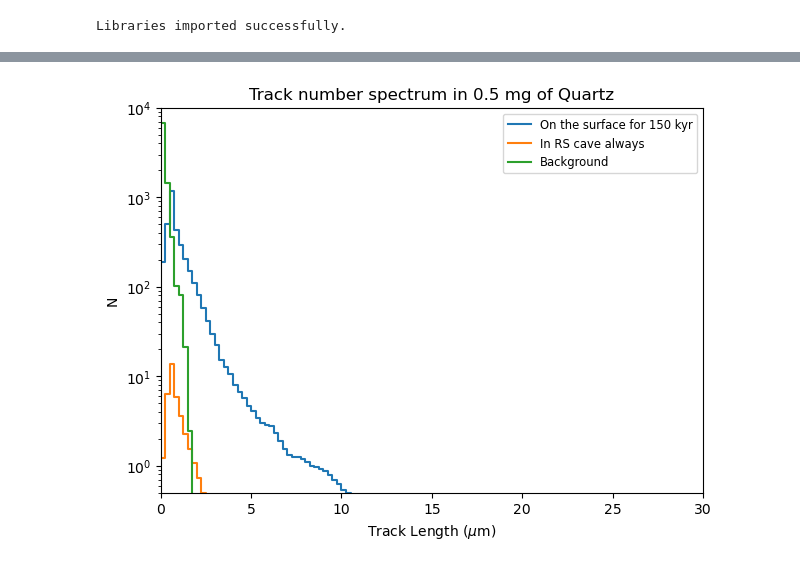
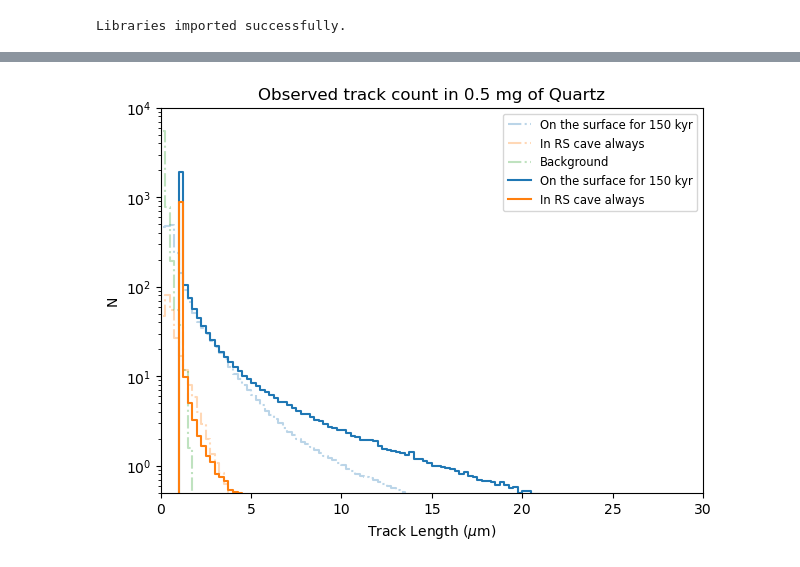
Before and after one commit to cgalelli/PrimusCode, a Jupyter notebook: RSC_analysis.ipynb, the cells around one changed output, grey strips where cells are left out. Cells and saved outputs as stored; diff of their text form; code cells hidden in the pictures.

```diff
--- a/RSC_analysis.ipynb
+++ b/RSC_analysis.ipynb
@@ -152,0 +52,2 @@ radiogenic_n_tracks = cdf_interp(x_bins[1:]) - cdf_interp(x_bins[:-1])
+# %%
+total_neutron_tracks = mineral_up.integrate_background_neutron_spectrum(x_bins, energies, sample_mass_kg)
@@ -152,0 +62,2 @@ radiogenic_n_tracks = cdf_interp(x_bins[1:]) - cdf_interp(x_bins[:-1])
+# %%
+tracks_up = mineral_up.integrate_all_particles(x_bins, energies, sample_mass_kg, steps=20)
@@ -152,0 +69,2 @@ radiogenic_n_tracks = cdf_interp(x_bins[1:]) - cdf_interp(x_bins[:-1])
+# %%
+tracks_down = mineral_down.integrate_all_particles(x_bins, energies, sample_mass_kg, steps=20)
@@ -185,19 +97,26 @@ radiogenic = (radiogenic_n_tracks+tracks_fission)*1e-3*3e2
+# %%
+sliced_up = slice_spectrum(x_bins, tracks_up['total'], pit_width=1000., correction=True)
+sliced_down = slice_spectrum(x_bins, tracks_down['total'], pit_width=1000., correction=True)
+sliced_bkg = slice_spectrum(x_bins, total_fission_tracks + total_neutron_tracks, pit_width=1000., correction=True)
 # %%
 fig, ax = plt.subplots(figsize=[7, 5])
 
-ax.step(x_mids/1000., up, label='On the surface for 150 kyr', where='mid')
-ax.step(x_mids/1000., down, label='In RS cave always', where='mid')
-ax.step(x_mids/1000., radiogenic, label='Background', where='mid')
+ax.step(x_mids/1000., tracks_up['total'], label='On the surface for 150 kyr', color='C0', linestyle='-.', where='mid', alpha=0.3)
+ax.step(x_mids/1000., tracks_down['total'], label='In RS cave always', color='C1', linestyle='-.', where='mid', alpha=0.3)
+ax.step(x_mids/1000., total_fission_tracks + total_neutron_tracks, label='Background', color='C2', linestyle='-.', where='mid', alpha=0.3)
+
+ax.step(x_mids/1000., sliced_up + sliced_bkg, color = 'C0', label='On the surface for 150 kyr', where='mid')
+ax.step(x_mids/1000., sliced_down + sliced_bkg, color = 'C1', label='In RS cave always', where='mid')
 
 ax.set_yscale("log")
 #ax.set_xscale("log")
 ax.set_xlabel(r"Track Length ($\mu$m)")
 ax.set_ylabel(r"N")
-ax.set_title(f"Track number spectrum in 0.5 mg of {mineral_name}")
-ax.set_ylim(0.5, 1e4)
+ax.set_title(f"Observed track count in 0.5 mg of {mineral_name}")
+ax.set_ylim(5e-1, 1e4)
 ax.set_xlim(0., 30.)
 ax.legend(fontsize='small', loc='upper right')
-plt.savefig("Plots/RSC_example.png", dpi=500)
+plt.savefig("Plots/RSC_obs.png", dpi=500)
 plt.show()
 # %% [output]
-[figure, old version]
+[figure, new version]
```
Also changed, not shown: parts of 25 cells of this notebook, 1 other file.
